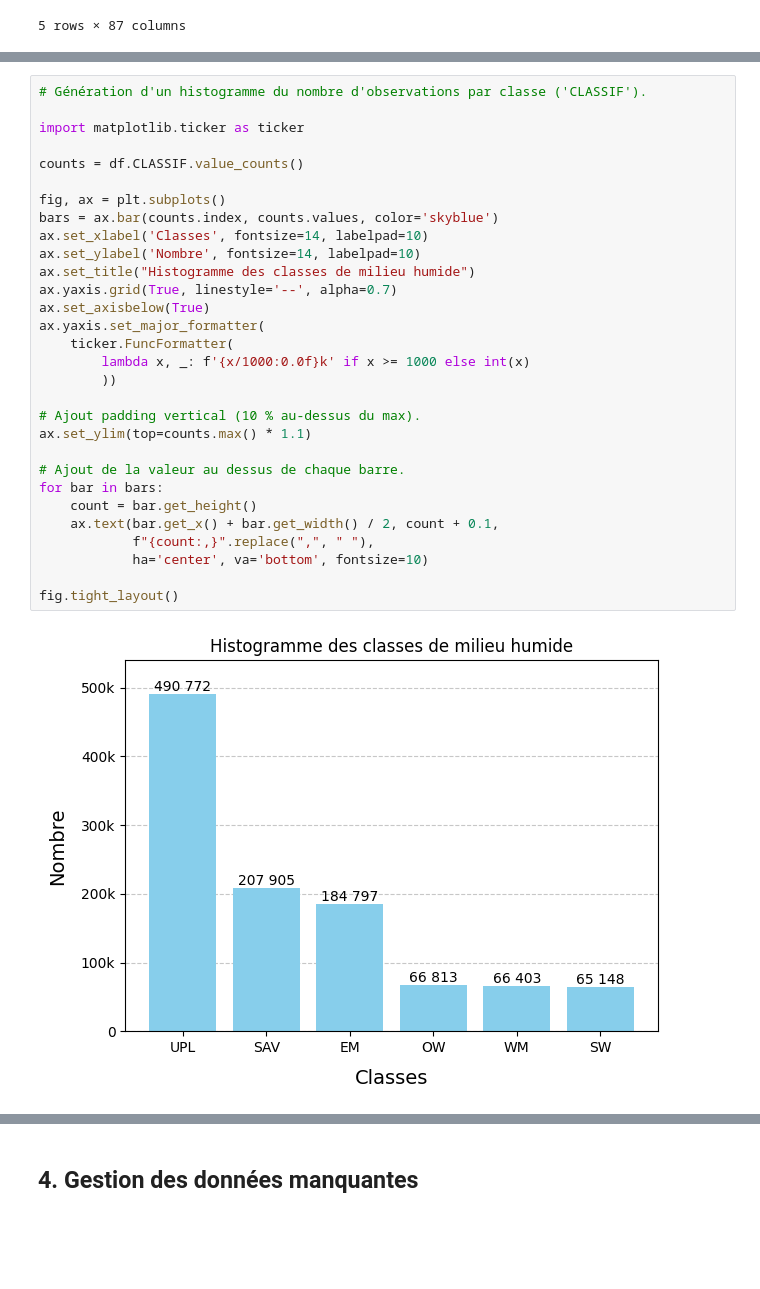
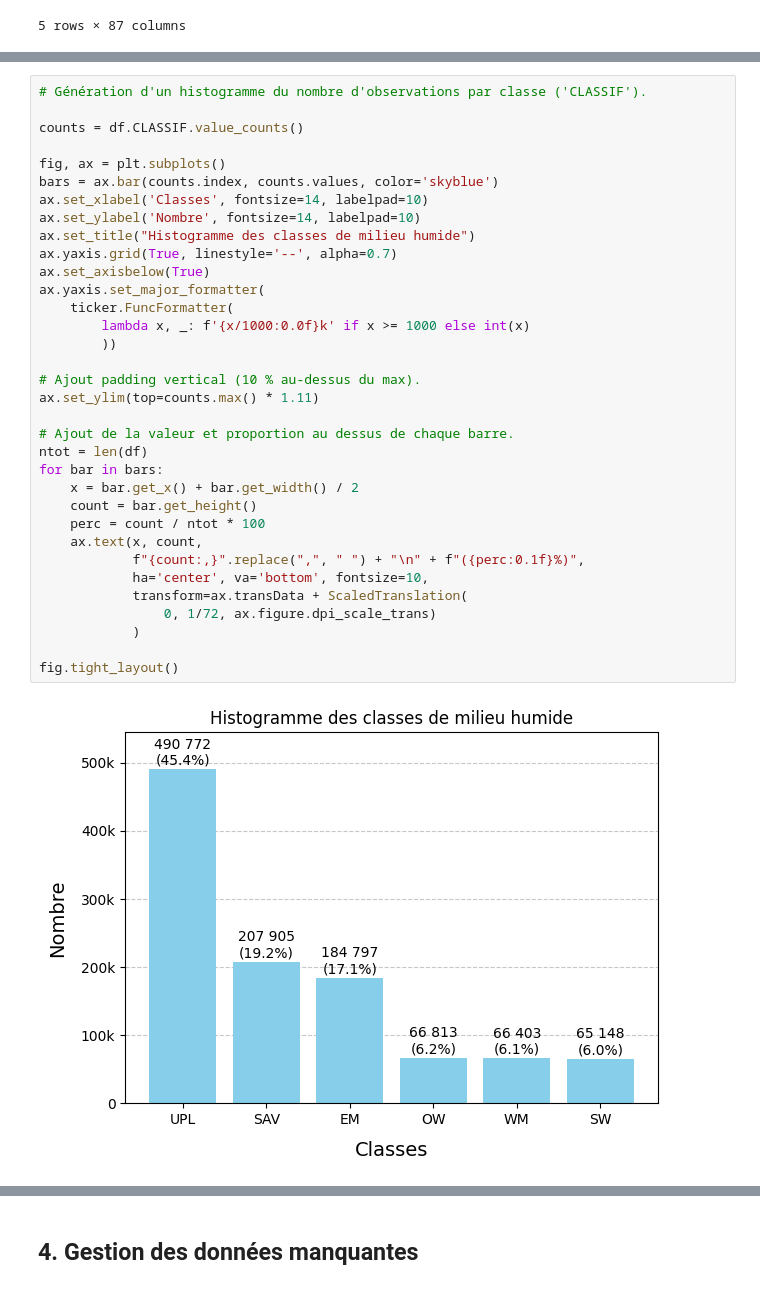
Before and after one commit to geo-stack/cours_ml_envirocan, a Jupyter notebook: 01_dataset_preprocessing.ipynb, the cells around one changed output, grey strips where cells are left out. Saved outputs shown, nothing was run; the diff lists cells and outputs as text; blank space fills up the shorter version.

```diff
--- a/01_dataset_preprocessing.ipynb
+++ b/01_dataset_preprocessing.ipynb
@@ -178,33 +186,37 @@ Le jeu de données contient des observations de milieux humides du Lac Ontario q
 # %%
 # Génération d'un histogramme du nombre d'observations par classe ('CLASSIF').
-
-import matplotlib.ticker as ticker
 
 counts = df.CLASSIF.value_counts()
 
 fig, ax = plt.subplots()
 bars = ax.bar(counts.index, counts.values, color='skyblue')
 ax.set_xlabel('Classes', fontsize=14, labelpad=10)
 ax.set_ylabel('Nombre', fontsize=14, labelpad=10)
 ax.set_title("Histogramme des classes de milieu humide")
 ax.yaxis.grid(True, linestyle='--', alpha=0.7)
 ax.set_axisbelow(True)
 ax.yaxis.set_major_formatter(
     ticker.FuncFormatter(
         lambda x, _: f'{x/1000:0.0f}k' if x >= 1000 else int(x)
         ))
 
 # Ajout padding vertical (10 % au-dessus du max).
-ax.set_ylim(top=counts.max() * 1.1)
+ax.set_ylim(top=counts.max() * 1.11)
 
-# Ajout de la valeur au dessus de chaque barre.
+# Ajout de la valeur et proportion au dessus de chaque barre.
+ntot = len(df)
 for bar in bars:
+    x = bar.get_x() + bar.get_width() / 2
     count = bar.get_height()
-    ax.text(bar.get_x() + bar.get_width() / 2, count + 0.1,
-            f"{count:,}".replace(",", " "),
-            ha='center', va='bottom', fontsize=10)
+    perc = count / ntot * 100
+    ax.text(x, count,
+            f"{count:,}".replace(",", " ") + "\n" + f"({perc:0.1f}%)",
+            ha='center', va='bottom', fontsize=10,
+            transform=ax.transData + ScaledTranslation(
+                0, 1/72, ax.figure.dpi_scale_trans)
+            )
 
 fig.tight_layout()
 # %% [output]
-[figure, old version]
+[figure, new version]
 # %% [markdown]
```
Also changed, not shown: parts of 34 cells of this notebook.
